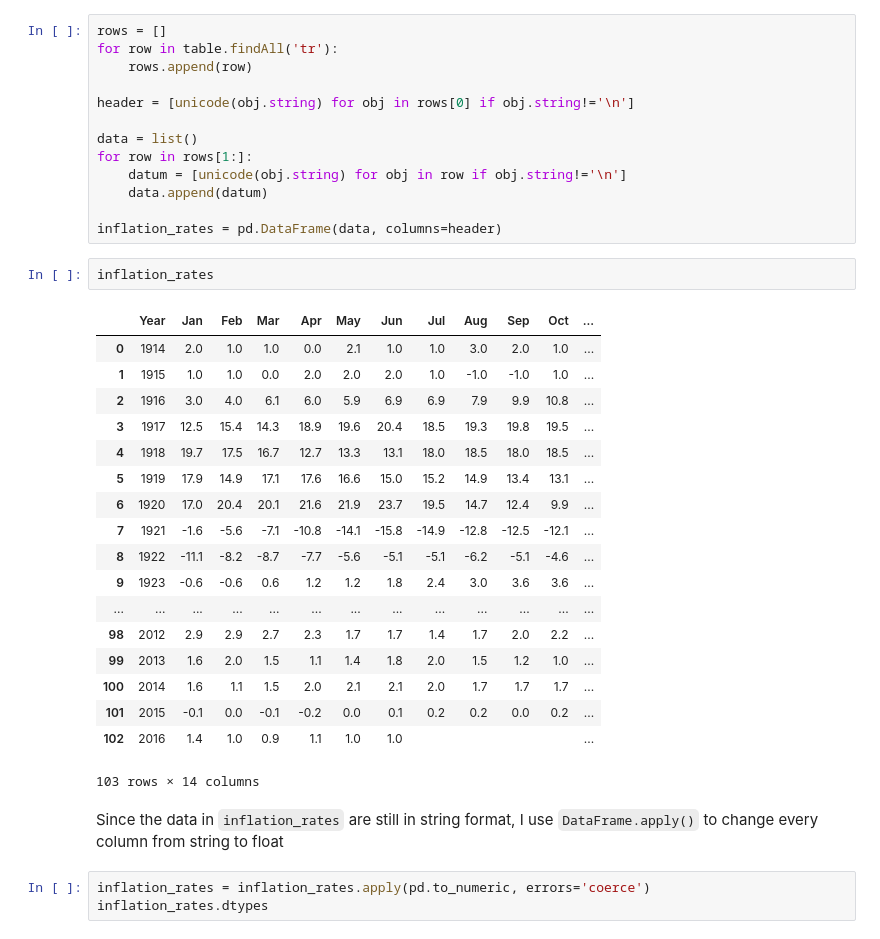
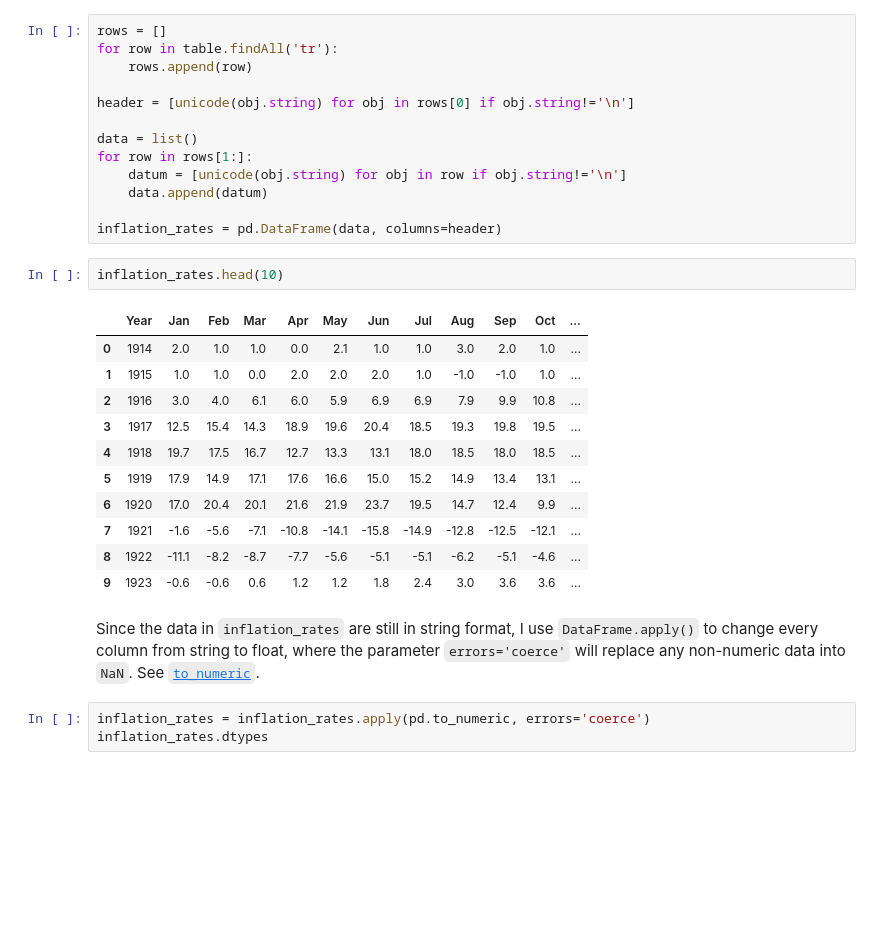
Before and after one commit to YiChanLee/PixarMoviesAnalysis, a Jupyter notebook: Pixar_Movie.ipynb, the cells around one changed output. Cells and saved outputs as stored; diff of their text form; blank space fills up the shorter version.

````diff
--- a/Pixar_Movie.ipynb
+++ b/Pixar_Movie.ipynb
@@ -379,28 +392,21 @@ for row in rows[1:]:
 
 inflation_rates = pd.DataFrame(data, columns=header)
 # %%
-inflation_rates
+inflation_rates.head(10)
 # %% [output]
 |  | Year | Jan | Feb | Mar | Apr | May | Jun | Jul | Aug | Sep | Oct | ... |
 | 0 | 1914 | 2.0 | 1.0 | 1.0 | 0.0 | 2.1 | 1.0 | 1.0 | 3.0 | 2.0 | 1.0 | ... |
 | 1 | 1915 | 1.0 | 1.0 | 0.0 | 2.0 | 2.0 | 2.0 | 1.0 | -1.0 | -1.0 | 1.0 | ... |
 | 2 | 1916 | 3.0 | 4.0 | 6.1 | 6.0 | 5.9 | 6.9 | 6.9 | 7.9 | 9.9 | 10.8 | ... |
 | 3 | 1917 | 12.5 | 15.4 | 14.3 | 18.9 | 19.6 | 20.4 | 18.5 | 19.3 | 19.8 | 19.5 | ... |
 | 4 | 1918 | 19.7 | 17.5 | 16.7 | 12.7 | 13.3 | 13.1 | 18.0 | 18.5 | 18.0 | 18.5 | ... |
 | 5 | 1919 | 17.9 | 14.9 | 17.1 | 17.6 | 16.6 | 15.0 | 15.2 | 14.9 | 13.4 | 13.1 | ... |
 | 6 | 1920 | 17.0 | 20.4 | 20.1 | 21.6 | 21.9 | 23.7 | 19.5 | 14.7 | 12.4 | 9.9 | ... |
 | 7 | 1921 | -1.6 | -5.6 | -7.1 | -10.8 | -14.1 | -15.8 | -14.9 | -12.8 | -12.5 | -12.1 | ... |
 | 8 | 1922 | -11.1 | -8.2 | -8.7 | -7.7 | -5.6 | -5.1 | -5.1 | -6.2 | -5.1 | -4.6 | ... |
 | 9 | 1923 | -0.6 | -0.6 | 0.6 | 1.2 | 1.2 | 1.8 | 2.4 | 3.0 | 3.6 | 3.6 | ... |
-| ... | ... | ... | ... | ... | ... | ... | ... | ... | ... | ... | ... | ... |
-| 98 | 2012 | 2.9 | 2.9 | 2.7 | 2.3 | 1.7 | 1.7 | 1.4 | 1.7 | 2.0 | 2.2 | ... |
-| 99 | 2013 | 1.6 | 2.0 | 1.5 | 1.1 | 1.4 | 1.8 | 2.0 | 1.5 | 1.2 | 1.0 | ... |
-| 100 | 2014 | 1.6 | 1.1 | 1.5 | 2.0 | 2.1 | 2.1 | 2.0 | 1.7 | 1.7 | 1.7 | ... |
-| 101 | 2015 | -0.1 | 0.0 | -0.1 | -0.2 | 0.0 | 0.1 | 0.2 | 0.2 | 0.0 | 0.2 | ... |
-| 102 | 2016 | 1.4 | 1.0 | 0.9 | 1.1 | 1.0 | 1.0 |  |  |  |  | ... |
-103 rows × 14 columns
 # %% [markdown]
-Since the data in ```inflation_rates``` are still in string format, I use ```DataFrame.apply()``` to change every column from string to float
+Since the data in ```inflation_rates``` are still in string format, I use ```DataFrame.apply()``` to change every column from string to float, where the parameter ```errors='coerce'``` will replace any non-numeric data into ```NaN```. See <a href="http://pandas.pydata.org/pandas-docs/version/0.17.0/generated/pandas.to_numeric.html">```to_numeric```<a>.
 # %%
 inflation_rates = inflation_rates.apply(pd.to_numeric, errors='coerce')
 inflation_rates.dtypes
````
Also changed, not shown: parts of 28 cells of this notebook.
